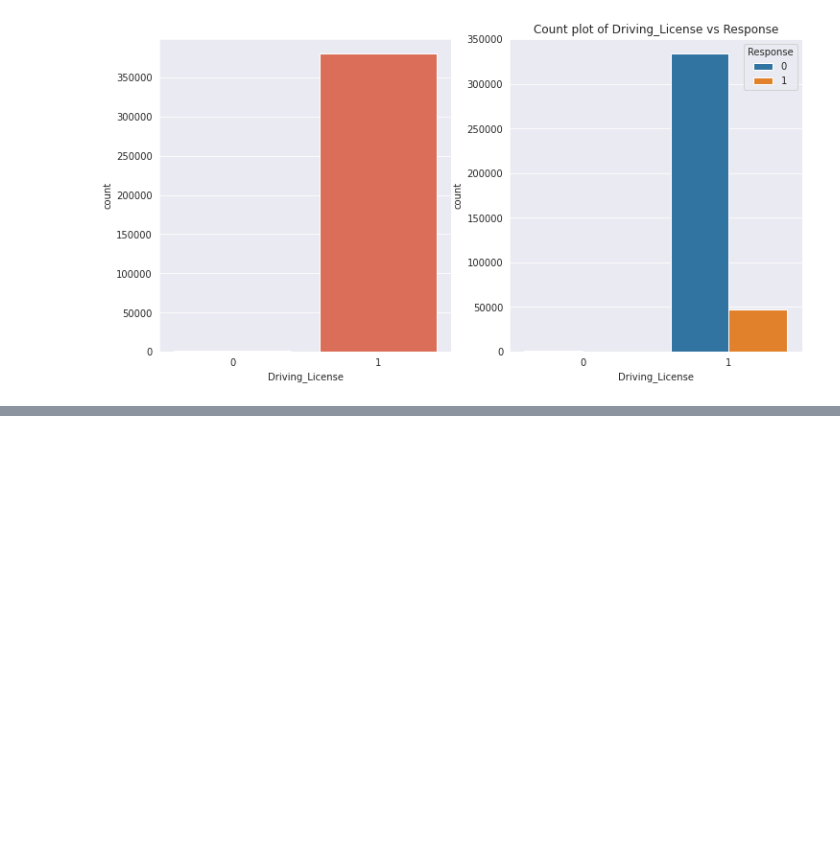
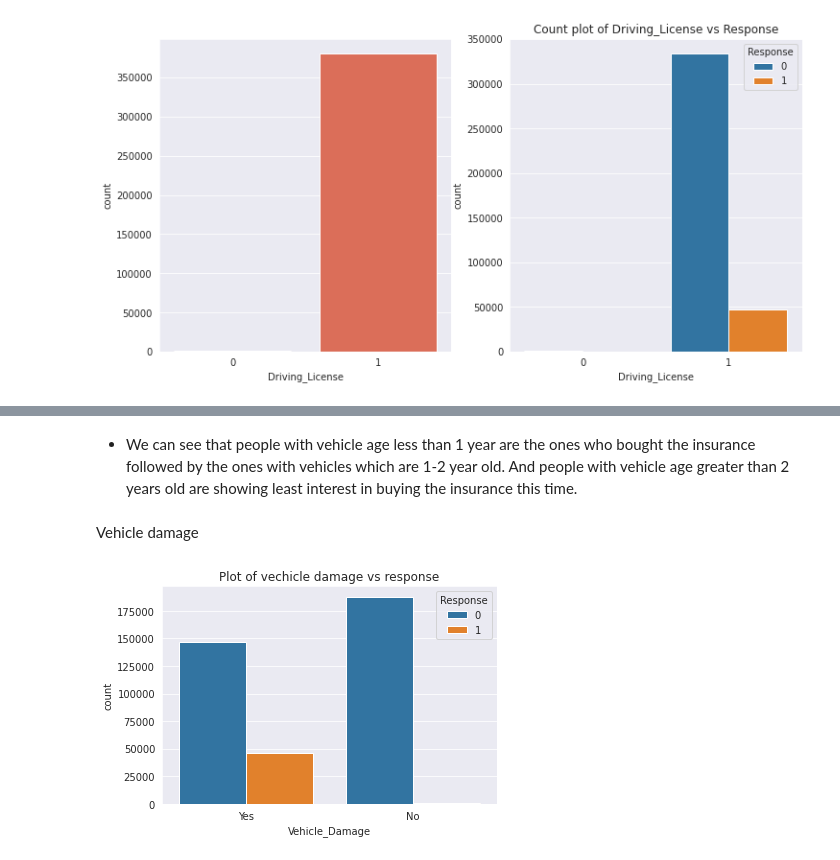
Before and after one commit to LikhithRam/Insurance-cross-sell, a Jupyter notebook: All_stars_ML_Health_insurance_cross_sell.ipynb, the cells around one changed output, grey strips where cells are left out. Saved outputs shown, nothing was run; the diff lists cells and outputs as text; code cells hidden in the pictures; blank space fills up the shorter version.

```diff
--- a/All_stars_ML_Health_insurance_cross_sell.ipynb
+++ b/All_stars_ML_Health_insurance_cross_sell.ipynb
@@ -254,0 +280,11 @@ Name: Driving_License, dtype: float64
+# %% [markdown]
+- We can see that people with vehicle age less than 1 year are the ones who bought the insurance followed by the ones with vehicles which are 1-2 year old. And people with vehicle age greater than 2 years old are showing least interest in buying the insurance this time.
+# %% [markdown]
+Vehicle damage
+# %%
+#Checking the distribution of vehicle damage along with the responses
+plt.title("Plot of vechicle damage vs response")
+sns.countplot('Vehicle_Damage', hue = 'Response',data = df)
+plt.show()
+# %% [output]
+[figure, added]
```
Also changed, not shown: parts of 12 cells of this notebook.
